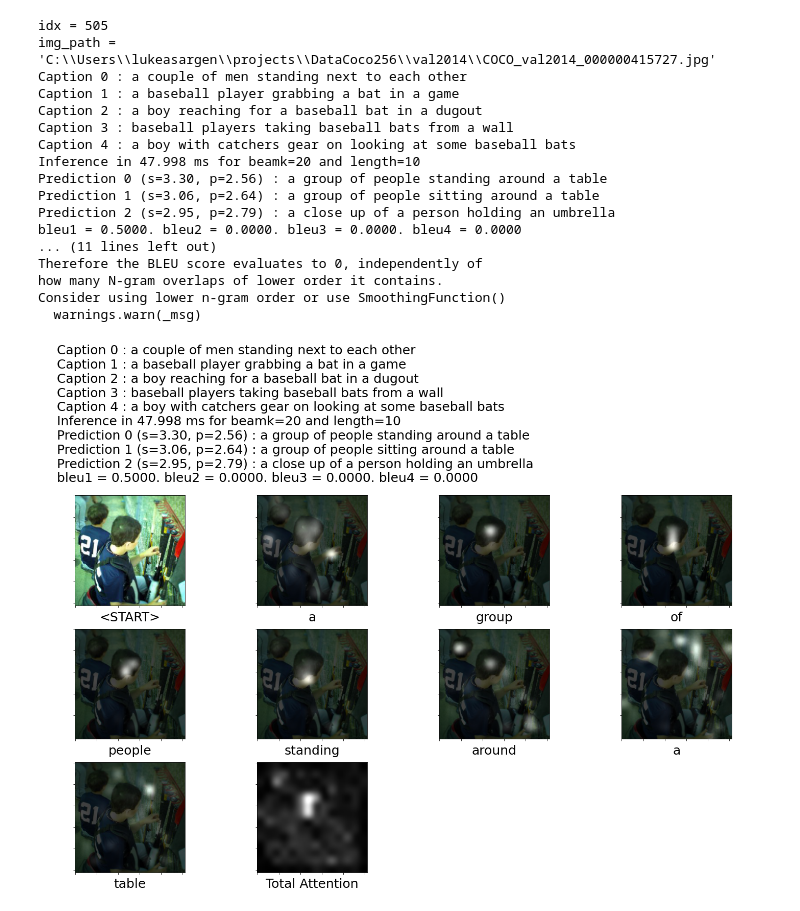
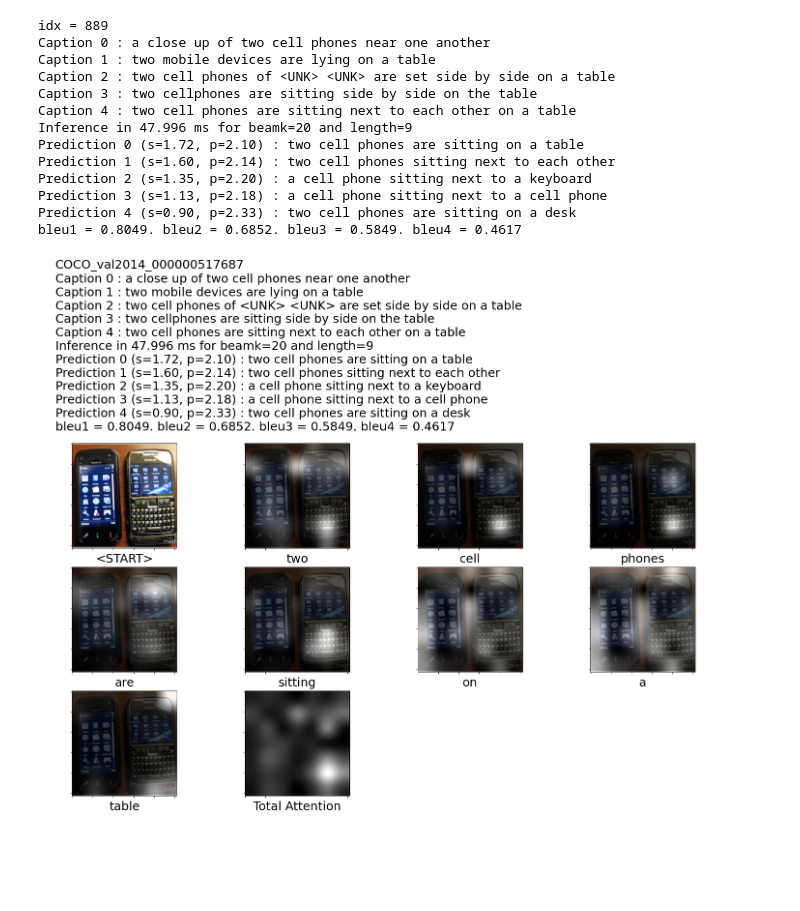
Before and after one commit to Lukeasargen/Show-Attend-and-Tell-Pytorch-Lightning, a Jupyter notebook: visualize.ipynb, the cells around one changed output. Saved outputs shown, nothing was run; the diff lists cells and outputs as text; code cells hidden in the pictures; blank space fills up the shorter version.

```diff
--- a/visualize.ipynb
+++ b/visualize.ipynb
@@ -10,9 +10,9 @@ import torch
 from model import SAT
 from util import CocoCaptionDataset, load_square, prepare_image
 # %%
-checkpoint_path = "logs/default/version_32/last.ckpt"
+checkpoint_path = "logs/default/version_54/last.ckpt"
 
 device = torch.device('cuda:0' if torch.cuda.is_available() else 'cpu')
 model = SAT.load_from_checkpoint(checkpoint_path, map_location=device).to(device)
-model.eval()
 model.freeze()
+valid_ds = CocoCaptionDataset(jsonpath=model.hparams.json, split="test")
@@ -27,12 +25,11 @@ def make_visual(idx, beamk, max_gen_length, temperature, rescore_method, rescore
     labelpad = 4
 
     img_path = valid_ds.img_paths[idx]
-    print(f"{img_path = }")
     img_name = os.path.splitext(os.path.basename(img_path))[0]
     references = [c[1:l] for c, l in zip(valid_ds.encoded_captions[idx], valid_ds.lengths[idx])]
     gt_captions = [" ".join(valid_ds.itos(t) for t in r) for r in references]
 
-    title_str = ""
+    title_str = f"{img_name}\n"
     for i in range(len(gt_captions)):
         cap_str = f"Caption {i} : {gt_captions[i]}"
         title_str += cap_str + "\n"
@@ -47,13 +44,13 @@ def make_visual(idx, beamk, max_gen_length, temperature, rescore_method, rescore
     title_str += infer_str + "\n"
     print(infer_str)
 
-    for i in range(min(beamk, show_topk)):
+    num_sentences = min(beamk, show_topk)
+    for i in range(num_sentences):
         words = model.decode_seq(captions[0][i])
         pred_str = f"Prediction {i} (s={scores[0][i]:.2f}, p={perplexities[0][i]:.2f}) : {' '.join(words)}"
         title_str += pred_str + "\n"
         print(pred_str)
 
-    num_sentences = 1 # min(beamk, show_topk)
     references_list = [references for i in range(num_sentences)]
     captions_list = captions[0][:num_sentences]
     bleu1 = corpus_bleu(references_list, captions_list, weights=(1, 0, 0, 0))
@@ -69,7 +66,10 @@ def make_visual(idx, beamk, max_gen_length, temperature, rescore_method, rescore
     num_figs = 2+cap_len
     if cap_len<columns: columns=num_figs
     rows = 1 + num_figs//columns
-    fig = plt.figure(figsize=[scale*columns, scale*rows])
+
+    # Boost the height a little based on output length
+    boost = 1 + (8+num_sentences)/(8*scale*font_scale+num_sentences)
+    fig = plt.figure(figsize=[scale*columns, boost*scale*rows])
     fig.patch.set_facecolor('w')
     fig.suptitle(title_str, fontsize=scale*font_scale, x=0.03, y=1, horizontalalignment='left')
 
@@ -94,55 +94,50 @@ def make_visual(idx, beamk, max_gen_length, temperature, rescore_method, rescore
         att = ( (att-np.min(att))/(np.max(att)-np.min(att)) )**2.0
         mask = Image.fromarray(np.uint8(att*255)).convert('RGB').resize((visual_size, visual_size))
         img = ax.imshow(img_pil)
         ax.imshow(mask, cmap='gray', alpha=0.75, extent=img.get_extent())
         ax.set_xlabel(words[i], fontsize=scale*font_scale, labelpad=labelpad)
         ax.set_yticklabels([])
         ax.set_xticklabels([])
 
     fig.add_subplot(rows, columns, i+3)
     ax = plt.gca()
     att = atts.sum(0).reshape(map_size, map_size).cpu().numpy()
     att = (att-np.min(att))/(np.max(att)-np.min(att))
     mask = Image.fromarray(np.uint8(att*255)).convert('RGB').resize((visual_size, visual_size))
     ax.imshow(mask)
     ax.set_xlabel("Total Attention", fontsize=scale*font_scale, labelpad=labelpad)
     ax.set_yticklabels([])
     ax.set_xticklabels([])
 
     fig.tight_layout()
 
-    # plt.subplots_adjust(hspace=0.1)
-    plt.savefig(f"data/visualize/{img_name}_result.jpg", bbox_inches="tight")
+    # plt.savefig(f"data/visualize/{img_name}_result.jpg", bbox_inches="tight")
 
 idx = np.random.randint(0, len(valid_ds.img_paths))
-# idx = 282
+# idx = 1412
 print(f"{idx = }")
 
 beamk = 20
 max_gen_length = 32
-temperature = [5.0, 0.5, 2.0, 0.1]
-temperature = 1.0
-show_topk = 3
+temperature = [1.0, 5.0, 3.0]
+temperature = 0.935
+show_topk = 5
 rescore_method = "BAR"  # LN, WR, BAR
-rescore_reward = 1.2
+rescore_reward = 1.0
 
 make_visual(idx, beamk, max_gen_length, temperature, rescore_method, rescore_reward, show_topk)
 # %% [output]
-idx = 505
-img_path = 'C:\\Users\\lukeasargen\\projects\\DataCoco256\\val2014\\COCO_val2014_000000415727.jpg'
-Caption 0 : a couple of men standing next to each other
-Caption 1 : a baseball player grabbing a bat in a game
-Caption 2 : a boy reaching for a baseball bat in a dugout
-Caption 3 : baseball players taking baseball bats from a wall
-Caption 4 : a boy with catchers gear on looking at some baseball bats
-Inference in 47.998 ms for beamk=20 and length=10
-Prediction 0 (s=3.30, p=2.56) : a group of people standing around a table
-Prediction 1 (s=3.06, p=2.64) : a group of people sitting around a table
-Prediction 2 (s=2.95, p=2.79) : a close up of a person holding an umbrella
-bleu1 = 0.5000. bleu2 = 0.0000. bleu3 = 0.0000. bleu4 = 0.0000
-... (11 lines left out)
-Therefore the BLEU score evaluates to 0, independently of
-how many N-gram overlaps of lower order it contains.
-Consider using lower n-gram order or use SmoothingFunction()
-  warnings.warn(_msg)
+idx = 889
+Caption 0 : a close up of two cell phones near one another
+Caption 1 : two mobile devices are lying on a table
+Caption 2 : two cell phones of <UNK> <UNK> are set side by side on a table
+Caption 3 : two cellphones are sitting side by side on the table
+Caption 4 : two cell phones are sitting next to each other on a table
+Inference in 47.996 ms for beamk=20 and length=9
+Prediction 0 (s=1.72, p=2.10) : two cell phones are sitting on a table
+Prediction 1 (s=1.60, p=2.14) : two cell phones sitting next to each other
+Prediction 2 (s=1.35, p=2.20) : a cell phone sitting next to a keyboard
+Prediction 3 (s=1.13, p=2.18) : a cell phone sitting next to a cell phone
+Prediction 4 (s=0.90, p=2.33) : two cell phones are sitting on a desk
+bleu1 = 0.8049. bleu2 = 0.6852. bleu3 = 0.5849. bleu4 = 0.4617
-[figure, old version]
+[figure, new version]
```
Also changed, not shown: parts of 1 cell of this notebook, 2 other files.
